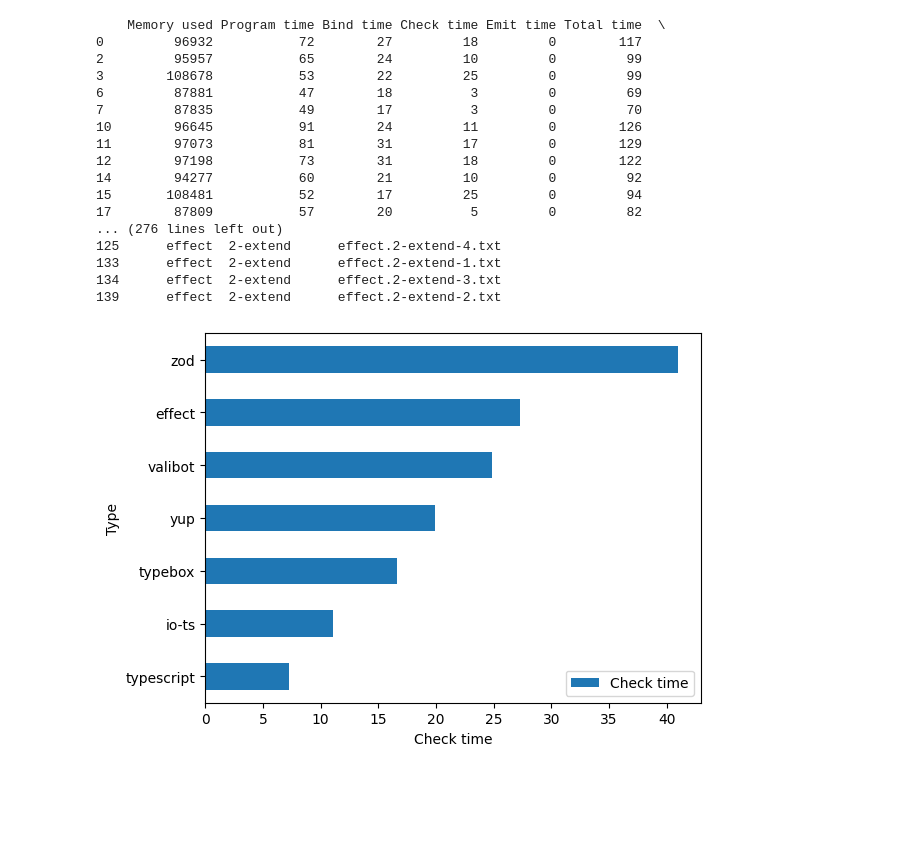
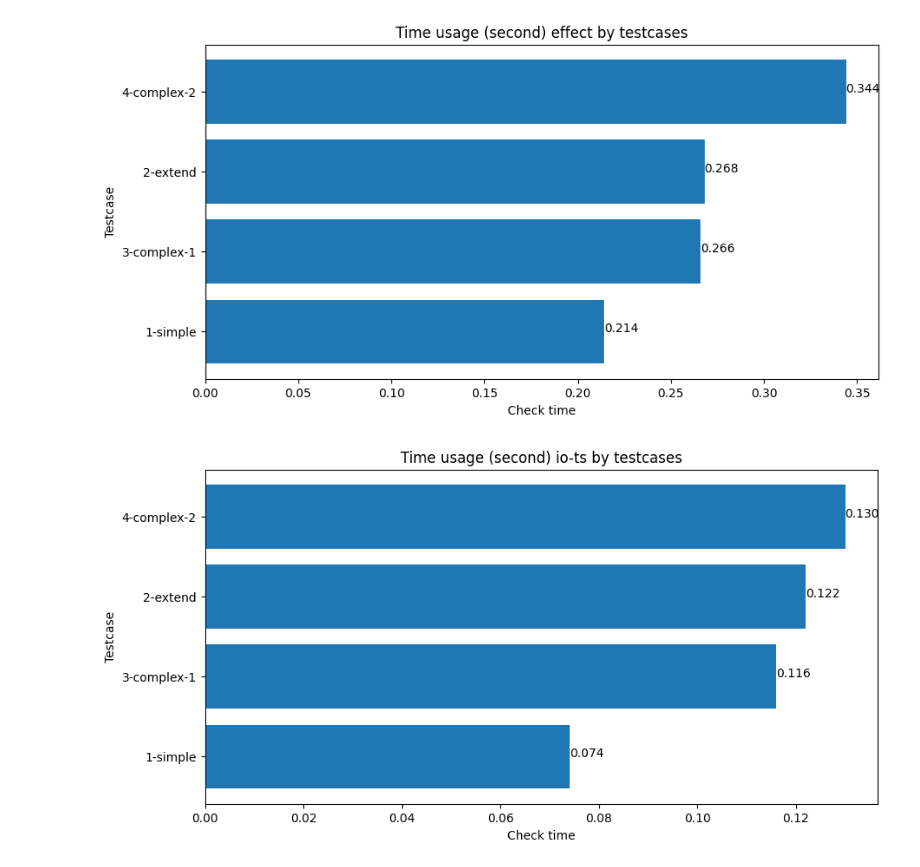
Before and after one commit to softnetics/schema-validator-benchmark, a Jupyter notebook: src/reports/index.ipynb, the cells around one changed output. Saved outputs shown, nothing was run; the diff lists cells and outputs as text; code cells hidden in the pictures; blank space fills up the shorter version.

Commit message:
feat: add reporting script for group by testcase or library

```diff
--- a/src/reports/index.ipynb
+++ b/src/reports/index.ipynb
@@ -25,7 +25,7 @@ def read_diagnose_file(p: str):
       value = line.split(":")[1].strip()
 
       if(header in metrics):
-        df.loc[0, header] = int(re.sub("\D", "", value))
+        df.loc[0, header] = float(value[0:-1])
 
   [schema, name, extension] = p.split(".")
 
@@ -57,6 +57,9 @@ df = build_pandas_dataframe()
 names = df["Name"].unique()
 types = df["Type"].unique()
 
+names.sort()
+types.sort()
+
 if not os.path.exists("__assets__"):
   os.makedirs("__assets__")
 
@@ -84,39 +86,0 @@ print(types)
-# %%
-dest = "__assets__/total_time.png"
-df_type_name = df.groupby(["Type", "Name"])
-# x = df_type_name.groupby(["Type"])
-for name in names:
-  df_name = df.groupby(["Name"])
-  print(df_name)
-
-# [["Total time"]].mean().sort_values("Total time").plot(kind="barh").get_figure()
-# fig.savefig(dest)
-# plt.ylabel("Type")
-# plt.xlabel("Total time")
-# plt.show()
-# %% [output]
-    Memory used Program time Bind time Check time Emit time Total time  \
-0         96932           72        27         18         0        117
-2         95957           65        24         10         0         99
-3        108678           53        22         25         0         99
-6         87881           47        18          3         0         69
-7         87835           49        17          3         0         70
-10        96645           91        24         11         0        126
-11        97073           81        31         17         0        129
-12        97198           73        31         18         0        122
-14        94277           60        21         10         0         92
-15       108481           52        17         25         0         94
-17        87809           57        20          5         0         82
-... (276 lines left out)
-125      effect  2-extend      effect.2-extend-4.txt
-133      effect  2-extend      effect.2-extend-1.txt
-134      effect  2-extend      effect.2-extend-3.txt
-139      effect  2-extend      effect.2-extend-2.txt
-# %%
-fig = df.groupby("Type")[["Check time"]].mean().sort_values("Check time").plot(kind="barh").get_figure()
-fig.savefig(dest)
-plt.ylabel("Type")
-plt.xlabel("Check time")
-plt.show()
-# %% [output]
-[figure, removed]
@@ -122,0 +130,16 @@ plt.show()
+# %%
+plot_metrics(
+    prefix="__assets__/time_by_library",
+    df=df,
+    filter_key="Type",
+    filter_values=types,
+    group_by_key="Name",
+    metric_field="Check time",
+    x_label="Check time",
+    y_label="Testcase",
+    title="Time usage (second) {} by testcases",
+    filename="total_time_{}.png"
+)
+# %% [output]
+[figure, added]
+[figure, added]
```
Also changed, not shown: parts of 8 cells of this notebook, 32 other files.
